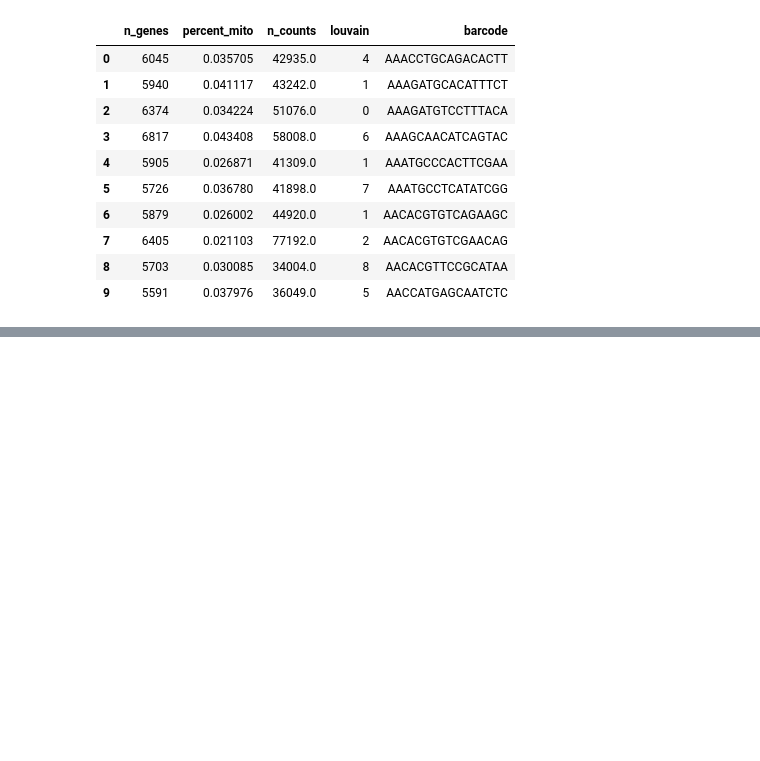
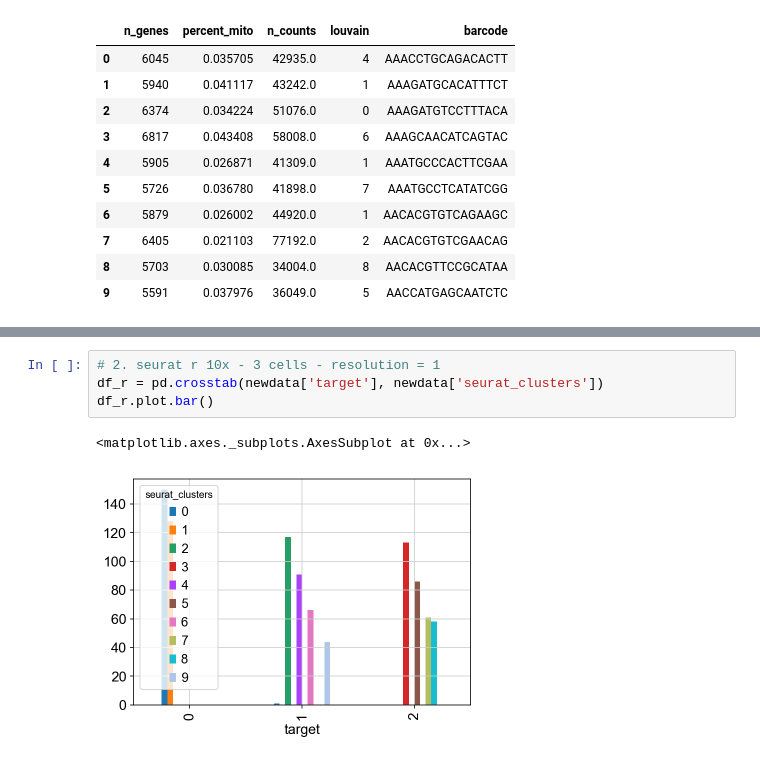
Before and after one commit to 2kjiejie/Clustering-for-scRNAseq, a Jupyter notebook: Scanpy_process_sc10x.ipynb, the cells around one changed output, grey strips where cells are left out. Saved outputs shown, nothing was run; the diff lists cells and outputs as text; blank space fills up the shorter version.

```diff
--- a/Scanpy_process_sc10x.ipynb
+++ b/Scanpy_process_sc10x.ipynb
@@ -350,0 +448,7 @@ newdata[newdata['target']==1].louvain
+# %%
+# 2. seurat r 10x - 3 cells - resolution = 1
+df_r = pd.crosstab(newdata['target'], newdata['seurat_clusters'])
+df_r.plot.bar()
+# %% [output]
+<matplotlib.axes._subplots.AxesSubplot at 0x...>
+[figure, added]
```
Also changed, not shown: parts of 33 cells of this notebook.
